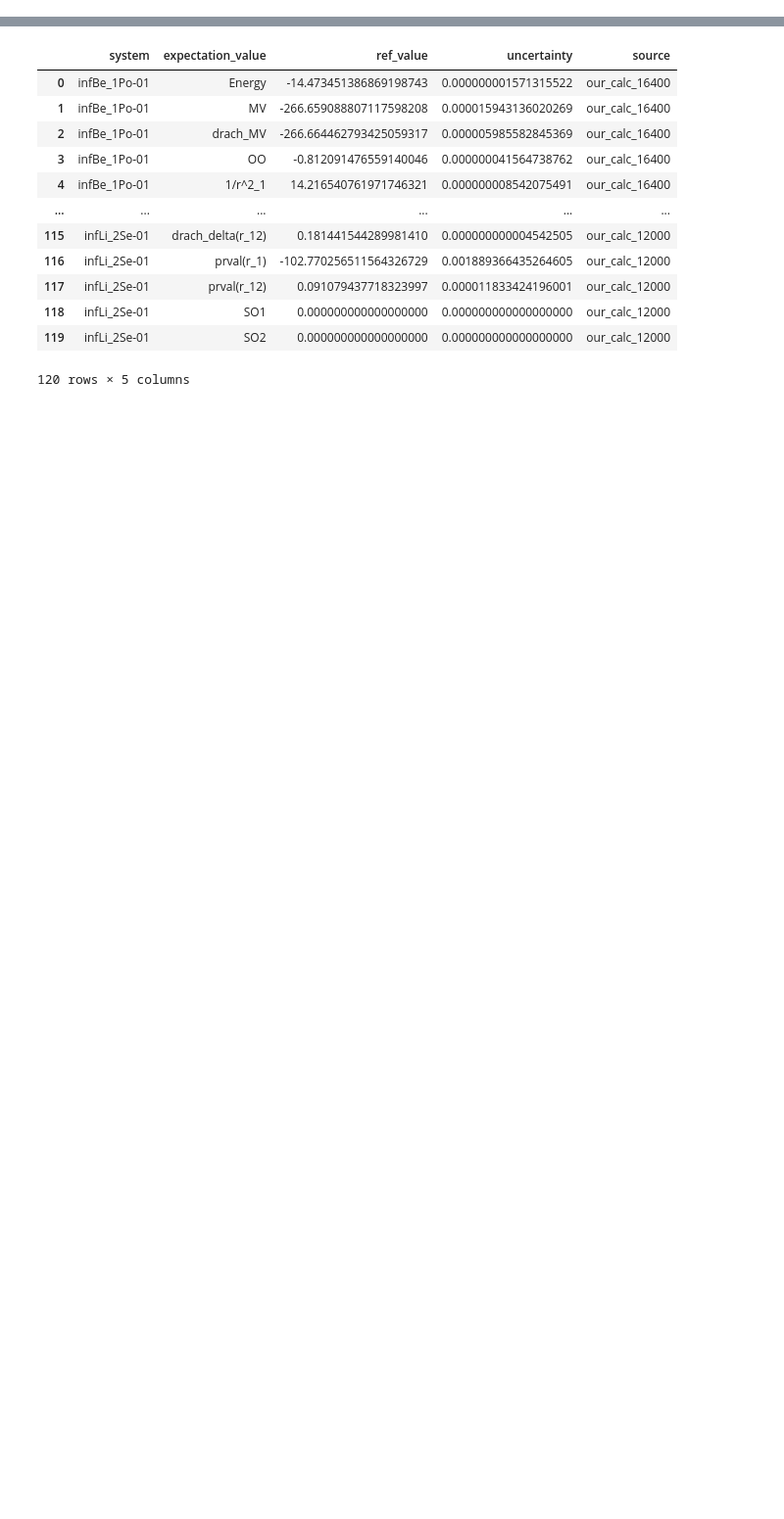
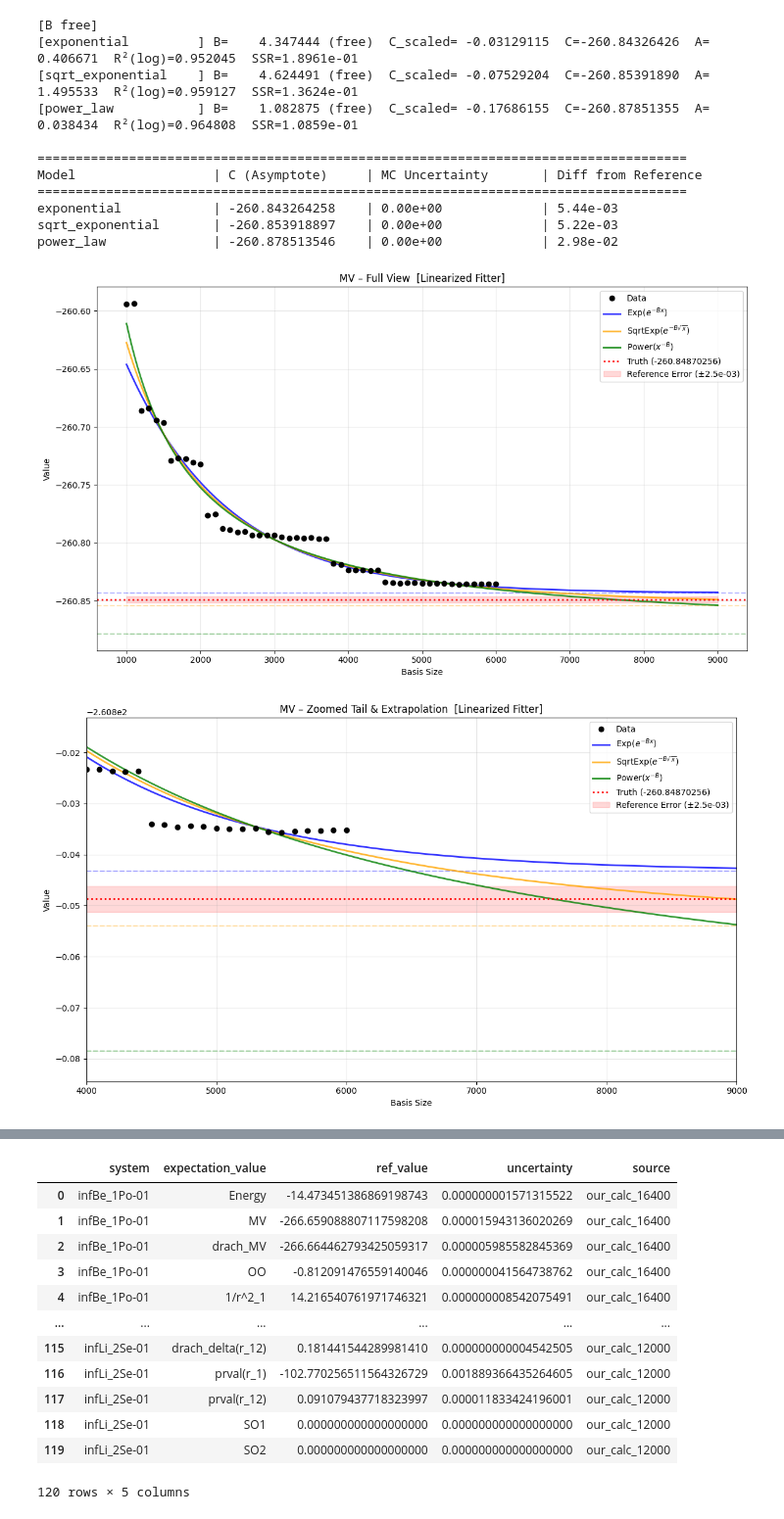
Before and after one commit to trulyaldi/extrapolation, a Jupyter notebook: src/main.ipynb, the cells around one changed output, grey strips where cells are left out. Shown at 98% size. Saved outputs shown, nothing was run; the diff lists cells and outputs as text; code cells hidden in the pictures; blank space fills up the shorter version.

```diff
--- a/src/main.ipynb
+++ b/src/main.ipynb
@@ -160,0 +100,19 @@ be_3se_err = pd.read_csv('/home/aldiyar/extrapolation/large-dataset-err/be_3se_e
+# %%
+solver = VarProLinearized(be_3pe_init, 'basis size', 'MV', inf_df = be_3pe_inf, err_df=be_3pe_err)
+solver.fit_linearized(verbose=True)
+solver.plot()
+solver.plot_log()
+# %% [output]
+[B free]
+[exponential         ] B=    4.347444 (free)  C_scaled= -0.03129115  C=-260.84326426  A=    0.406671  R²(log)=0.952045  SSR=1.8961e-01
+[sqrt_exponential    ] B=    4.624491 (free)  C_scaled= -0.07529204  C=-260.85391890  A=    1.495533  R²(log)=0.959127  SSR=1.3624e-01
+[power_law           ] B=    1.082875 (free)  C_scaled= -0.17686155  C=-260.87851355  A=    0.038434  R²(log)=0.964808  SSR=1.0859e-01
+
+=====================================================================================
+Model                  | C (Asymptote)     | MC Uncertainty       | Diff from Reference
+=====================================================================================
+exponential            | -260.843264258    | 0.00e+00             | 5.44e-03
+sqrt_exponential       | -260.853918897    | 0.00e+00             | 5.22e-03
+power_law              | -260.878513546    | 0.00e+00             | 2.98e-02
+[figure, added]
+[figure, added]
```
Also changed, not shown: parts of 17 cells of this notebook, 11 other files.
